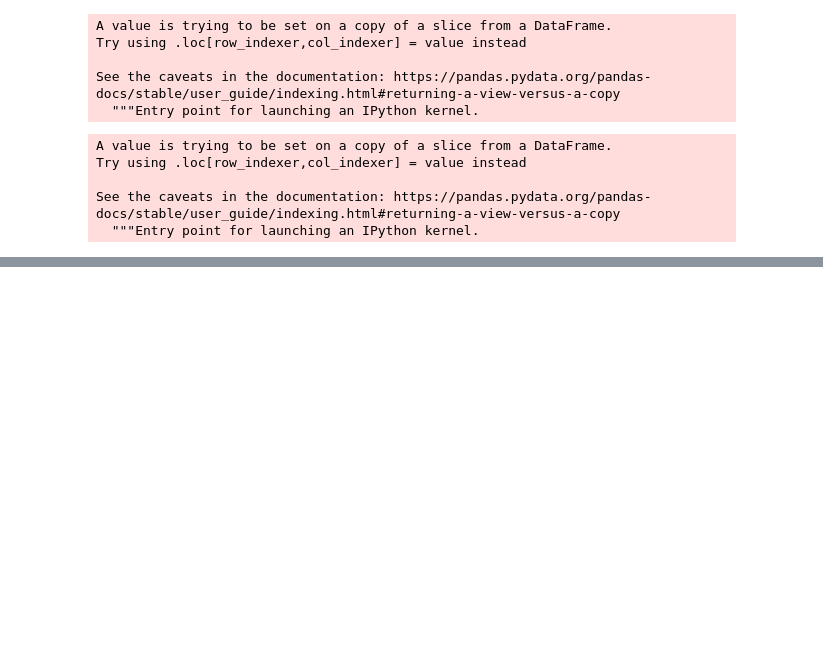
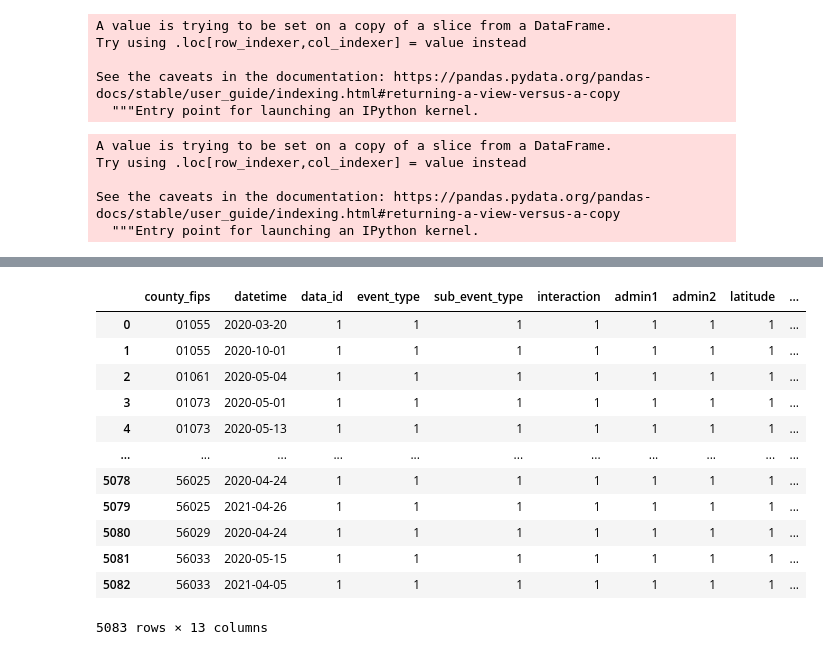
Before and after one commit to AschHarwood/social_unrest, a Jupyter notebook: social_unrest_target_engineering.ipynb, the cells around one changed output, grey strips where cells are left out. Cells and saved outputs as stored; diff of their text form; code cells hidden in the pictures; blank space fills up the shorter version.

```diff
--- a/social_unrest_target_engineering.ipynb
+++ b/social_unrest_target_engineering.ipynb
@@ -81,0 +91,16 @@ target.to_csv('covid_protests_target_fips_May_24.csv')
+# %%
+target.groupby(['county_fips', 'datetime']).count().reset_index()
+# %% [output]
+|  | county_fips | datetime | data_id | event_type | sub_event_type | interaction | admin1 | admin2 | latitude | ... |
+| 0 | 01055 | 2020-03-20 | 1 | 1 | 1 | 1 | 1 | 1 | 1 | ... |
+| 1 | 01055 | 2020-10-01 | 1 | 1 | 1 | 1 | 1 | 1 | 1 | ... |
+| 2 | 01061 | 2020-05-04 | 1 | 1 | 1 | 1 | 1 | 1 | 1 | ... |
+| 3 | 01073 | 2020-05-01 | 1 | 1 | 1 | 1 | 1 | 1 | 1 | ... |
+| 4 | 01073 | 2020-05-13 | 1 | 1 | 1 | 1 | 1 | 1 | 1 | ... |
+| ... | ... | ... | ... | ... | ... | ... | ... | ... | ... | ... |
+| 5078 | 56025 | 2020-04-24 | 1 | 1 | 1 | 1 | 1 | 1 | 1 | ... |
+| 5079 | 56025 | 2021-04-26 | 1 | 1 | 1 | 1 | 1 | 1 | 1 | ... |
+| 5080 | 56029 | 2020-04-24 | 1 | 1 | 1 | 1 | 1 | 1 | 1 | ... |
+| 5081 | 56033 | 2020-05-15 | 1 | 1 | 1 | 1 | 1 | 1 | 1 | ... |
+| 5082 | 56033 | 2021-04-05 | 1 | 1 | 1 | 1 | 1 | 1 | 1 | ... |
+5083 rows × 13 columns
```
Also changed, not shown: parts of 1 cell of this notebook.
